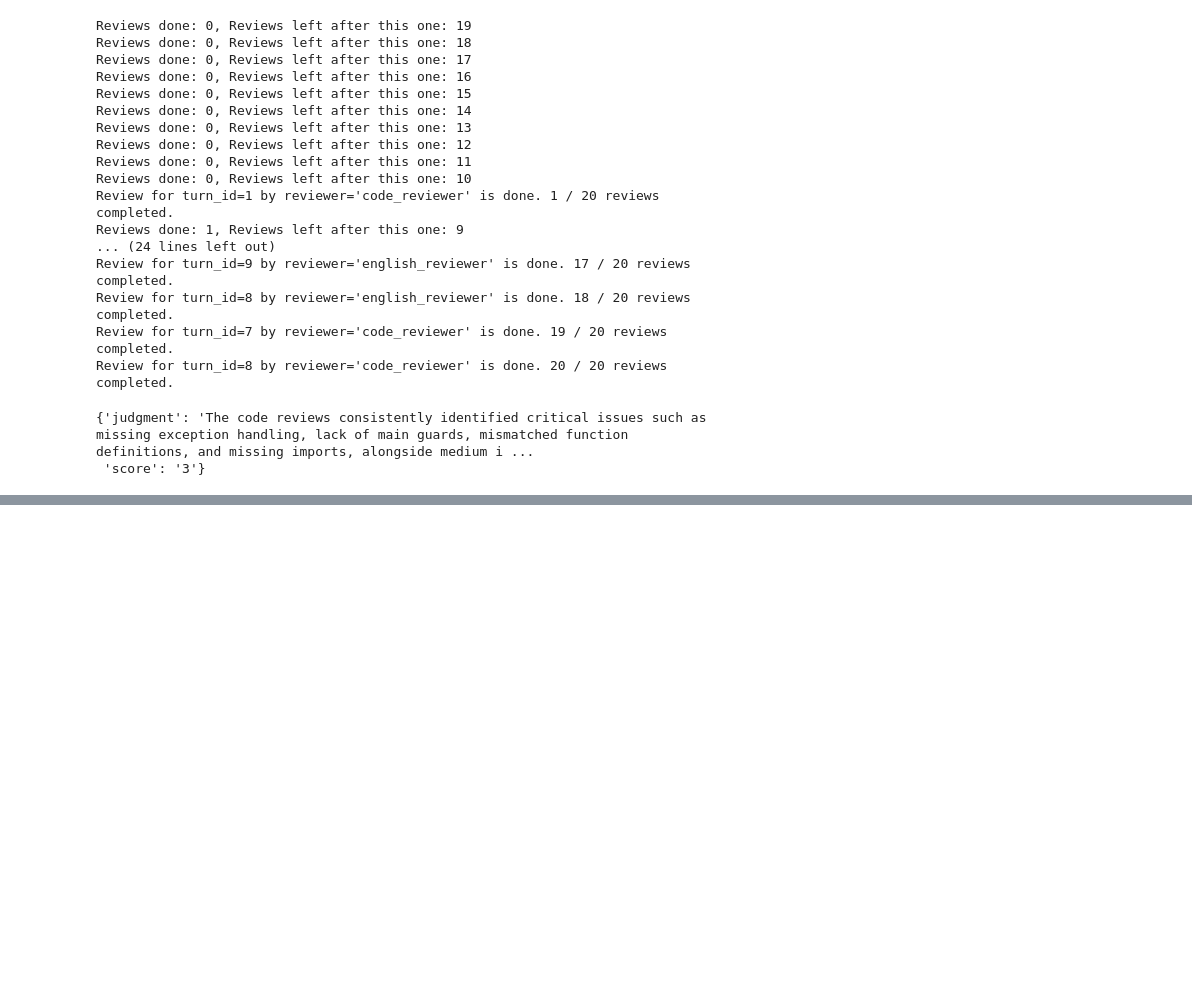
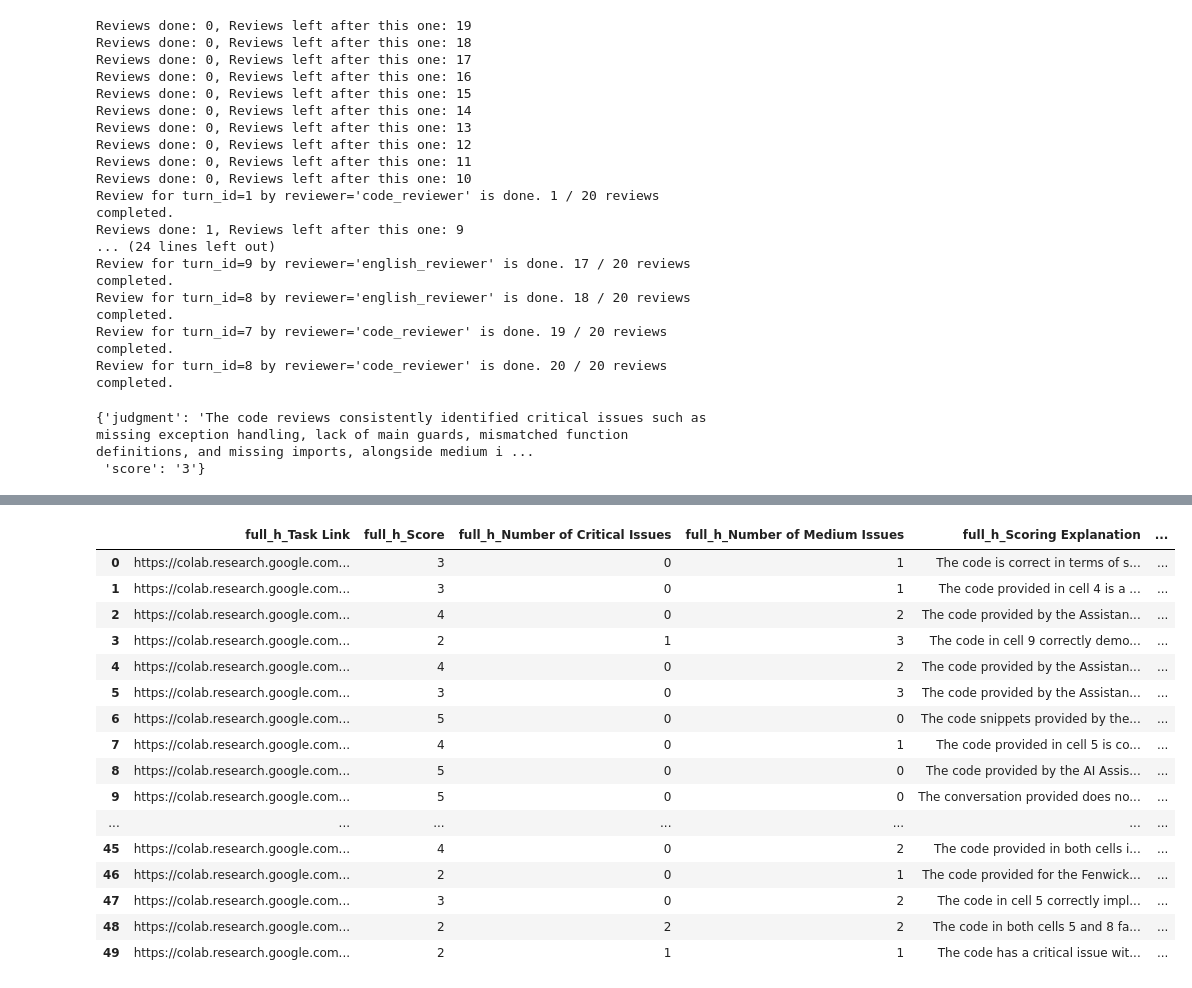
Before and after one commit to alexei-v-tu/character_tasks, a Jupyter notebook: wip_full_history_review.ipynb, the cells around one changed output, grey strips where cells are left out. Saved outputs shown, nothing was run; the diff lists cells and outputs as text; code cells hidden in the pictures; blank space fills up the shorter version.

```diff
--- a/wip_full_history_review.ipynb
+++ b/wip_full_history_review.ipynb
@@ -731,0 +844,5 @@ get_judgment('code', df.iloc[0]['code_feedback'])
+# %%
+import pickle
+
+with open(DATA_DIR + '2step_reviews_df.pkl', 'rb') as f:
+    df_reviews = pickle.load(f)
@@ -731,0 +973,27 @@ get_judgment('code', df.iloc[0]['code_feedback'])
+# %%
+left_df = full_history_reviews_df.copy()
+right_df = df_reviews.copy()
+left_columns = ['full_h_' + col for col in left_df.columns]
+right_columns = ['indep_' + col for col in right_df.columns]
+left_df.columns = left_columns
+right_df.columns = right_columns
+all_reviews_df = left_df.merge(right_df, left_on='full_h_file_id', right_on='indep_nb_path', how='left')
+all_reviews_df
+# %% [output]
+|  | full_h_Task Link | full_h_Score | full_h_Number of Critical Issues | full_h_Number of Medium Issues | full_h_Scoring Explanation | ... |
+| 0 | https://colab.research.google.com... | 3 | 0 | 1 | The code is correct in terms of s... | ... |
+| 1 | https://colab.research.google.com... | 3 | 0 | 1 | The code provided in cell 4 is a ... | ... |
+| 2 | https://colab.research.google.com... | 4 | 0 | 2 | The code provided by the Assistan... | ... |
+| 3 | https://colab.research.google.com... | 2 | 1 | 3 | The code in cell 9 correctly demo... | ... |
+| 4 | https://colab.research.google.com... | 4 | 0 | 2 | The code provided by the Assistan... | ... |
+| 5 | https://colab.research.google.com... | 3 | 0 | 3 | The code provided by the Assistan... | ... |
+| 6 | https://colab.research.google.com... | 5 | 0 | 0 | The code snippets provided by the... | ... |
+| 7 | https://colab.research.google.com... | 4 | 0 | 1 | The code provided in cell 5 is co... | ... |
+| 8 | https://colab.research.google.com... | 5 | 0 | 0 | The code provided by the AI Assis... | ... |
+| 9 | https://colab.research.google.com... | 5 | 0 | 0 | The conversation provided does no... | ... |
+| ... | ... | ... | ... | ... | ... | ... |
+| 45 | https://colab.research.google.com... | 4 | 0 | 2 | The code provided in both cells i... | ... |
+| 46 | https://colab.research.google.com... | 2 | 0 | 1 | The code provided for the Fenwick... | ... |
+| 47 | https://colab.research.google.com... | 3 | 0 | 2 | The code in cell 5 correctly impl... | ... |
+| 48 | https://colab.research.google.com... | 2 | 2 | 2 | The code in both cells 5 and 8 fa... | ... |
+| 49 | https://colab.research.google.com... | 2 | 1 | 1 | The code has a critical issue wit... | ... |
```
Also changed, not shown: parts of 24 cells of this notebook, 3 other files.
